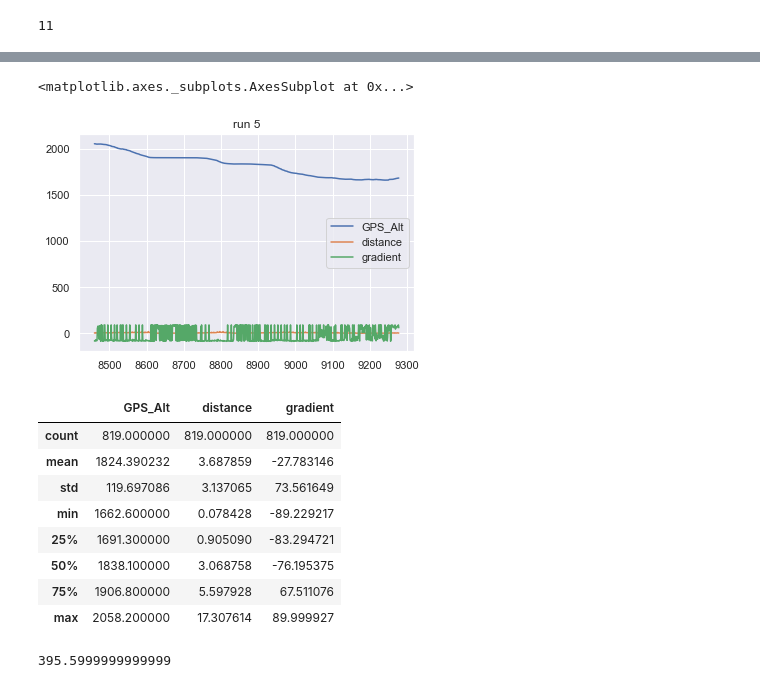
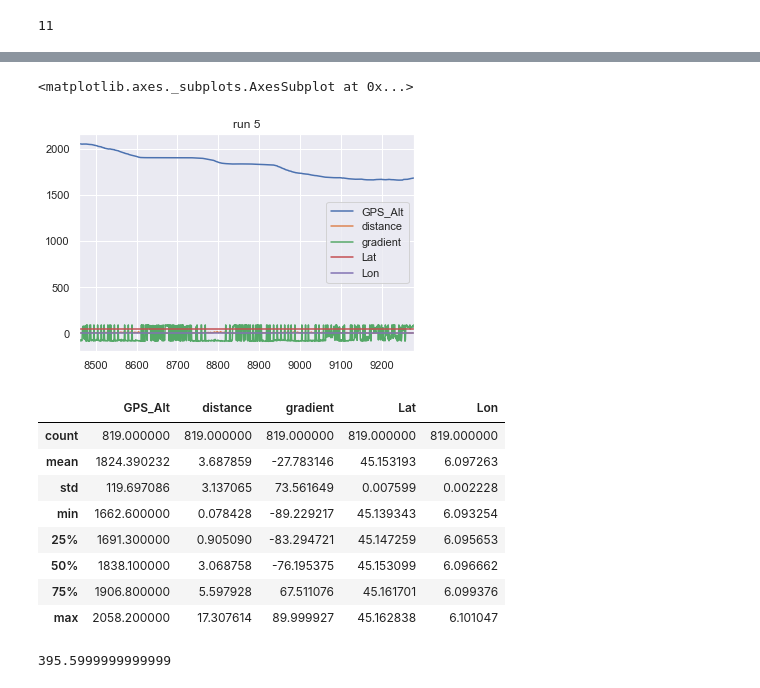
Before and after one commit to jaycee14/SkiTracker, a Jupyter notebook: run_finder_dev.ipynb, the cells around one changed output, grey strips where cells are left out. Saved outputs shown, nothing was run; the diff lists cells and outputs as text; code cells hidden in the pictures.

```diff
--- a/run_finder_dev.ipynb
+++ b/run_finder_dev.ipynb
@@ -185,26 +187,26 @@ Index(['Date', 'Time', 'Lat', 'Lon', 'GPS_Alt', 'Pressure', 'Pres_Alt', 'Temp',
 # %%
 start  =np.int(runs.loc[5].start_idx)
 end =  np.int(runs.loc[5].end_idx)
 #print(start, end)
-run_5 = data.loc[start:end,('GPS_Alt','distance','gradient')]
+run_5 = data.loc[start:end,('GPS_Alt','distance','gradient','Lat','Lon')]
 
 
 run_5.plot(title='run 5')
 # %% [output]
 <matplotlib.axes._subplots.AxesSubplot at 0x...>
-[figure, old version]
+[figure, new version]
 # %%
 run_5.describe()
 # %% [output]
-|  | GPS_Alt | distance | gradient |
-| count | 819.000000 | 819.000000 | 819.000000 |
-| mean | 1824.390232 | 3.687859 | -27.783146 |
-| std | 119.697086 | 3.137065 | 73.561649 |
-| min | 1662.600000 | 0.078428 | -89.229217 |
-| 25% | 1691.300000 | 0.905090 | -83.294721 |
-| 50% | 1838.100000 | 3.068758 | -76.195375 |
-| 75% | 1906.800000 | 5.597928 | 67.511076 |
-| max | 2058.200000 | 17.307614 | 89.999927 |
+|  | GPS_Alt | distance | gradient | Lat | Lon |
+| count | 819.000000 | 819.000000 | 819.000000 | 819.000000 | 819.000000 |
+| mean | 1824.390232 | 3.687859 | -27.783146 | 45.153193 | 6.097263 |
+| std | 119.697086 | 3.137065 | 73.561649 | 0.007599 | 0.002228 |
+| min | 1662.600000 | 0.078428 | -89.229217 | 45.139343 | 6.093254 |
+| 25% | 1691.300000 | 0.905090 | -83.294721 | 45.147259 | 6.095653 |
+| 50% | 1838.100000 | 3.068758 | -76.195375 | 45.153099 | 6.096662 |
+| 75% | 1906.800000 | 5.597928 | 67.511076 | 45.161701 | 6.099376 |
+| max | 2058.200000 | 17.307614 | 89.999927 | 45.162838 | 6.101047 |
 # %%
 total_height = run_5.GPS_Alt.max() - run_5.GPS_Alt.min()
 total_height
```
Also changed, not shown: parts of 15 cells of this notebook, 1 other file.
